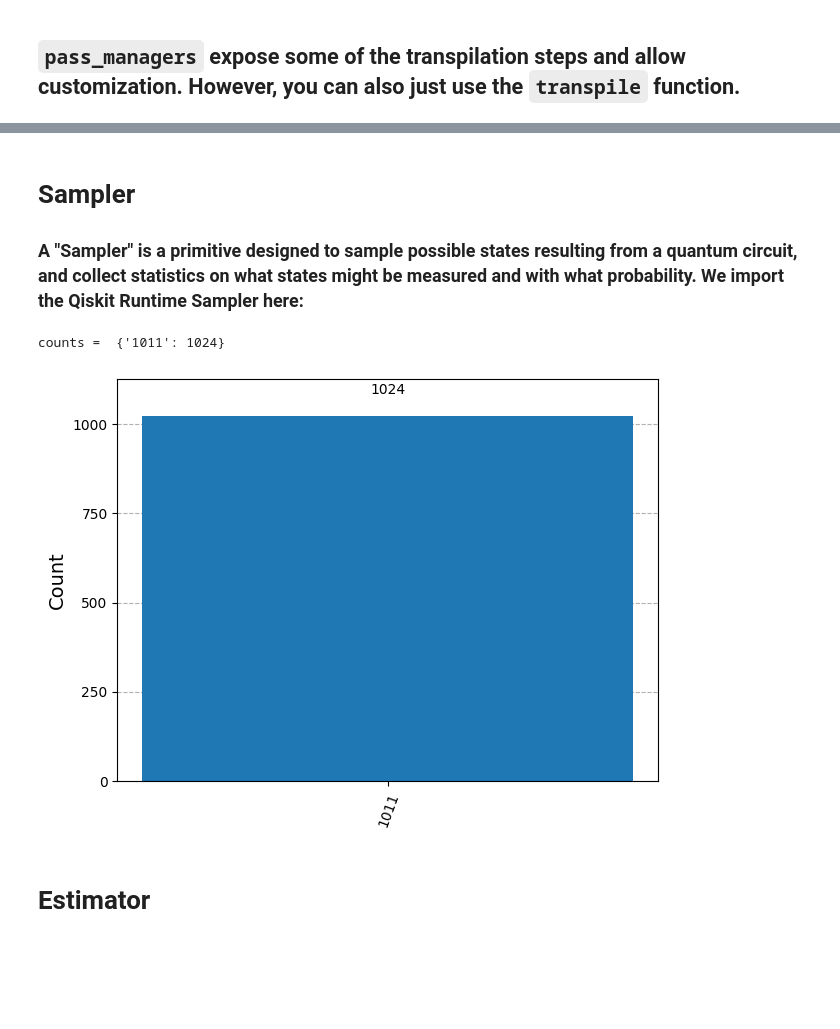
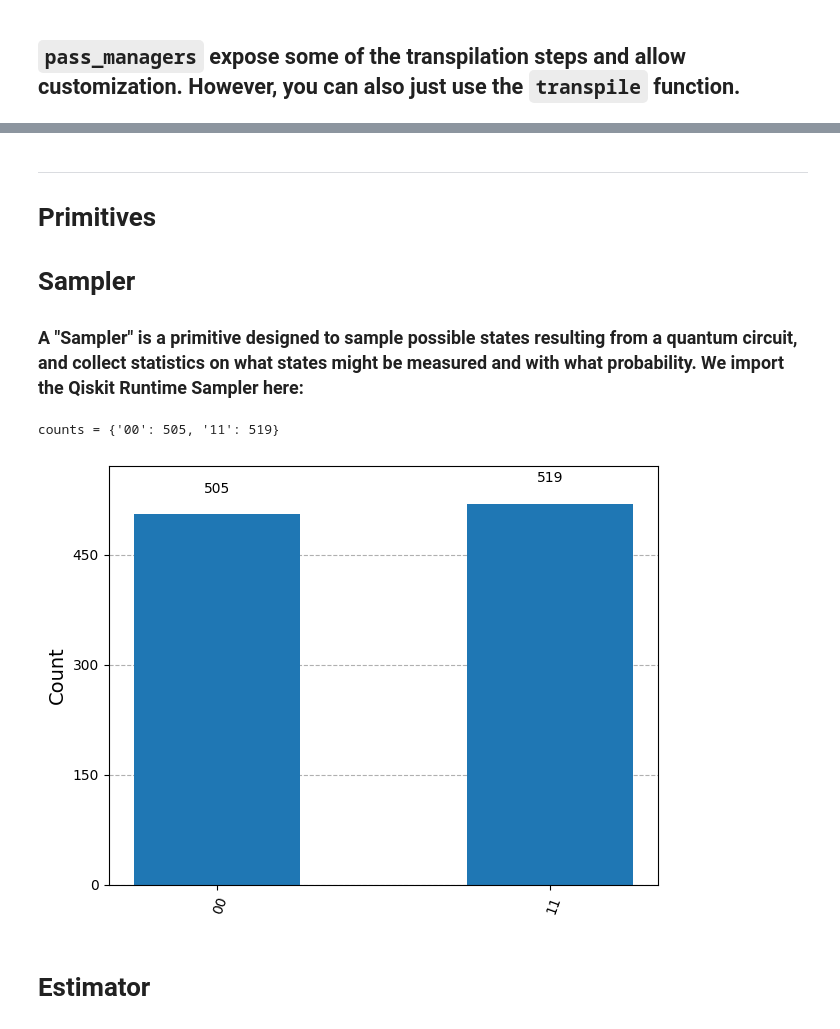
Before and after one commit to JoeyRogers-svg/Qiskit-fundamentals-course, a Jupyter notebook: 3-transpilation-and-primitives.ipynb, the cells around one changed output, grey strips where cells are left out. Drawn from its saved outputs; the diff is of its cells as text; code cells hidden in the pictures; blank space fills up the shorter version.

```diff
--- a/3-transpilation-and-primitives.ipynb
+++ b/3-transpilation-and-primitives.ipynb
@@ -181,28 +279,41 @@ transpiled circuit depth = 27
 # %% [markdown]
+---
+# Primitives
+
 # Sampler
 
 ### A "Sampler" is a primitive designed to sample possible states resulting from a quantum circuit, and collect statistics on what states might be measured and with what probability. We import the Qiskit Runtime Sampler here:
+# %%
+from qiskit.circuit import ClassicalRegister
+
+qc = QuantumCircuit(2)
+qc.h(0)
+qc.cx(0,1)
+
+creg = ClassicalRegister(2, "creg")
+qc.add_register(creg)
+qc.measure([0,1], creg)
+
+qc_isa = transpile(qc, target=target)
 # %%
 from qiskit_aer import AerSimulator
-from qiskit_aer.noise import NoiseModel
 from qiskit.primitives import BackendSamplerV2 as Sampler
 from qiskit.visualization import plot_histogram
 
-noise_model = NoiseModel.from_backend(fake_backend)
-
-# Define a simulator using Aer, and use it in Sampler.
 backend_sim = AerSimulator(noise_model=None)
 sampler_sim = Sampler(backend=backend_sim)
 
 job = sampler_sim.run([qc_isa], shots=1024)
-result = job.result()
-counts = result[0].data.meas.get_counts()
+results = job.result()
 
-print("counts = ", counts)
+# Extract counts from your classical register
+counts = results[0].data.creg.get_counts()  # <-- 'c' matches your ClassicalRegister name
+print("counts =", counts)
+
 plot_histogram(counts)
 # %% [output]
-counts =  {'1011': 1024}
+counts = {'00': 505, '11': 519}
-[figure, old version]
+[figure, new version]
 # %% [markdown]
 # Estimator
 # %%
```
Also changed, not shown: parts of 45 cells of this notebook.
